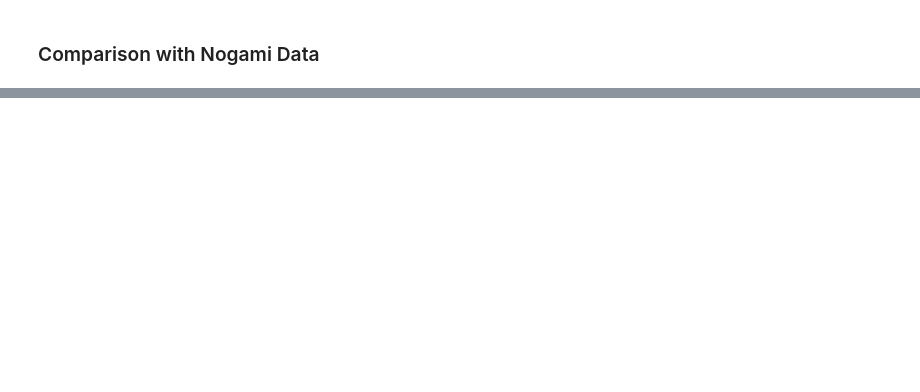
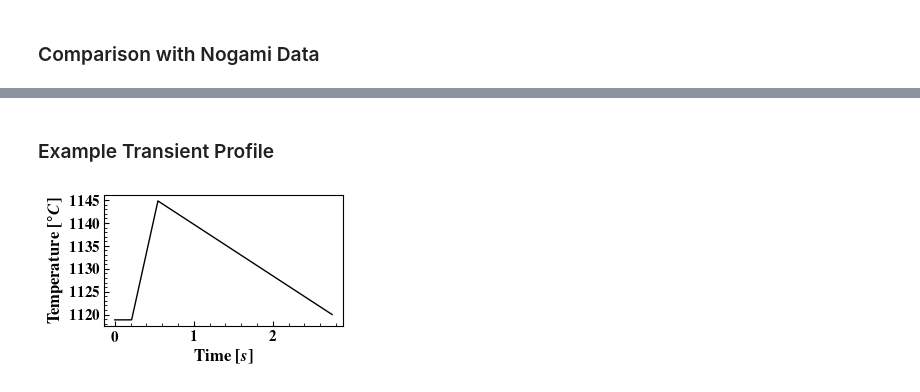
Before and after one commit to ml-ME-gatech/modeling_tungsten, a Jupyter notebook: recrystallization/temp_curves.ipynb, the cells around one changed output, grey strips where cells are left out. Cells and saved outputs as stored; diff of their text form; code cells hidden in the pictures; blank space fills up the shorter version.

```diff
--- a/recrystallization/temp_curves.ipynb
+++ b/recrystallization/temp_curves.ipynb
@@ -154,0 +241,68 @@ fig.savefig('.temp_images/nogami_rx_comp.svg')
+# %% [markdown]
+### Example Transient Profile
+# %%
+from scipy.optimize import curve_fit
+class PiecewiseLinearTemperatureProfile:
+
+    def __init__(self,t: np.ndarray,T: np.ndarray):
+        self.t = t
+        self.T = T
+
+    def find_break_points(self) -> List[int]:
+        break_points = []
+        self.bp_index = []
+        for i in range(self.t.shape[0]):
+            if self.T[i] != self.T[0]:
+                break_points.append(self.t[i])
+                self.bp_index.append(i)
+                break
+
+        break_points.append(self.t[np.argmax(self.T)])
+        self.bp_index.append(np.argmax(self.T))
+        self.break_points = break_points
+
+    def _piecewise_linear(self,t: np.ndarray,b2: float,b3: float):
+        a1 =  self.T[0]
+        a2 = a1 - b2*self.t[self.bp_index[0]]
+        a3 = a2 + (b2 - b3)*self.t[self.bp_index[1]]
+        return np.piecewise(t,[t <= self.break_points[0],
+                             np.all(np.array([t > self.break_points[0],t <= self.break_points[1]]).T,axis = 1),
+                             t > self.break_points[1]],
+                             [lambda x: self.T[0],
+                              lambda x: a2 + b2*x,
+                              lambda x: a3 + b3*x])
+
+
+    def fit(self):
+        self.find_break_points()
+        init_slope = (self.T.max() - self.T.min())/(self.t.max() - self.t.min())
+        self.params = curve_fit(self._piecewise_linear,self.t,self.T,
+                           p0 = [3*init_slope,-3*init_slope])[0]
+
+
+    def __call__(self,t: np.ndarray) -> np.ndarray:
+        return self._piecewise_linear(t,*self.params)
+
+df = pd.read_csv('example_temperature_profile.csv')
+
+fig,ax = plt.subplots(figsize = (3.25,2.0))
+setup_axis_default(ax)
+ax.set_xlabel(r'\textbf{Time [$s$]}',fontsize = 12)
+ax.set_ylabel(r'\textbf{Temperature [$^\circ C$]}',fontsize = 12)
+
+df.loc[df['t-pb-max'] < 1392,'t-pb-max'] = 1392
+
+temp_model = PiecewiseLinearTemperatureProfile(df['flow-time'].to_numpy(),df['t-pb-max'].to_numpy())
+temp_model.fit()
+
+time = np.linspace(0,2.75,int(1e4))
+#ax.plot(df['flow-time'],df['t-pb-max'],color = 'k',lw = 1.0)
+temp = temp_model(time)
+ax.plot(time,temp - 273.15,color = 'k',lw = 1.0)
+#ax.set_ylim([1380,1440])
+ax.set_yticks(np.arange(1120,1150,5))
+fig.tight_layout()
+
+fig.savefig('.temp_images/piecewise_linear_temp_profile.svg')
+# %% [output]
+[figure, added]
```
Also changed, not shown: parts of 4 cells of this notebook, 51 other files.
